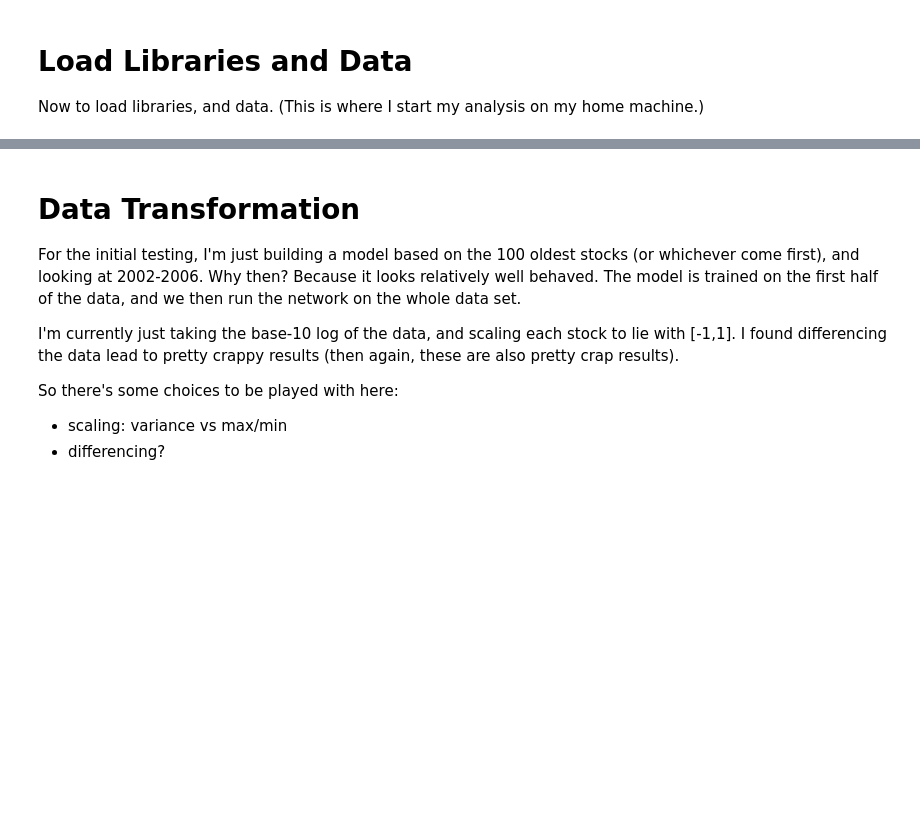
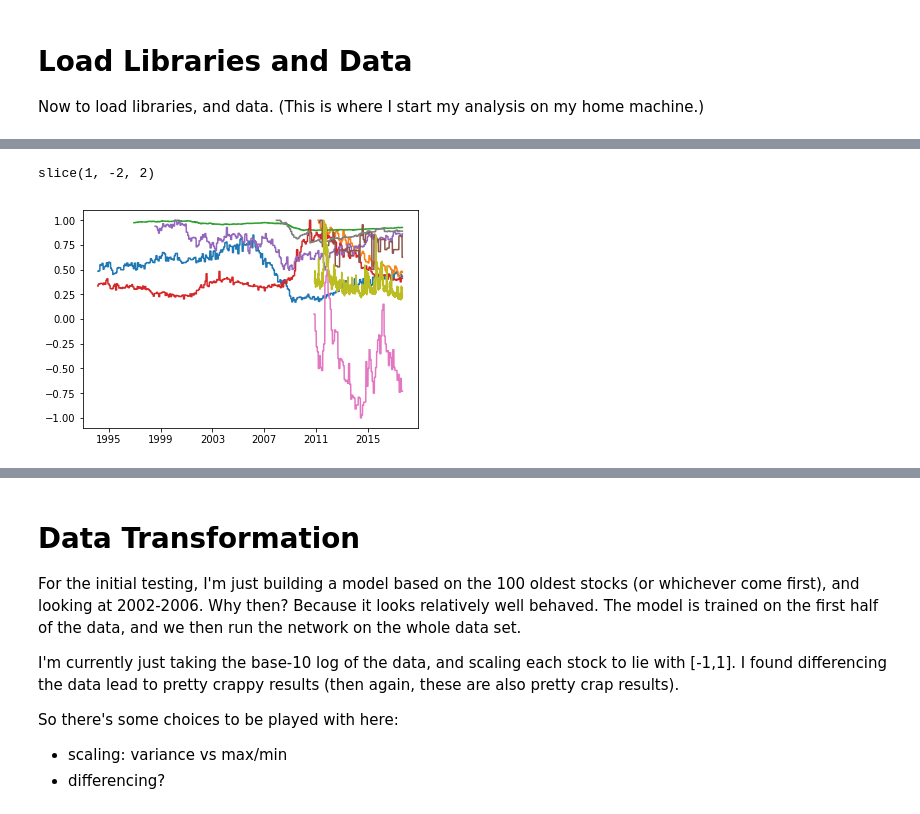
Before and after one commit to jmackrory/PDX_finance, a Jupyter notebook: PDX_finance_Mar2018.ipynb, the cells around one changed output, grey strips where cells are left out. Drawn from its saved outputs; the diff is of its cells as text; code cells hidden in the pictures; blank space fills up the shorter version.

```diff
--- a/PDX_finance_Mar2018.ipynb
+++ b/PDX_finance_Mar2018.ipynb
@@ -87,0 +114,34 @@ df_etf = pd.read_csv('data/sector_ETFs.csv',index_col=0,parse_dates=True)
+# %%
+##Pieter Leffer's code for reading in indicators
+import csv
+
+# remove warnings
+import warnings
+warnings.filterwarnings('ignore')
+
+# I ran into errors importing the file because of non-ascii characters in the heading
+#Here is a piece of code I got from stack overflow to fix that problem.
+df_ind=[]
+with open('data/Indicators_Train.csv', newline='', encoding='utf-8', errors='ignore') as f:
+    reader = csv.reader(f)
+    for row in reader:
+        df_ind.append(row)
+
+df_ind=pd.DataFrame(df_ind)
+df_ind.columns=df_ind.iloc[0]
+Column_Reference=df_ind.iloc[1].copy()
+#Drop useless rows (last row is empty)
+df_ind.drop([0,1],inplace=True)
+
+#Change the formatting of the variables. Datetime to the ones for dates, integers for the ones that aren't
+for i in range(0,len(df_ind.columns)):
+    if i % 2 == 0:
+        df_ind[df_ind.columns[i]] = pd.to_datetime(df_ind[df_ind.columns[i]], format = '%m/%d/%Y',  errors='coerce')
+    else:
+        df_ind[df_ind.columns[i]] = pd.to_numeric(df_ind[df_ind.columns[i]], errors='ignore')
+
+#Reset the index because we dropped rows in the DataFrame, Using the drop command to remove the old index
+df_ind.reset_index(drop=True, inplace=True)
+
+#make a time index too.
+df_ind.index=pd.DatetimeIndex(df_ind['date'])
@@ -87,0 +182,13 @@ df_etf = pd.read_csv('data/sector_ETFs.csv',index_col=0,parse_dates=True)
+# %%
+sl
+# %% [output]
+slice(1, -2, 2)
+# %%
+#Plots the scaled values of the economic indictors.
+sl=slice(1,-2,2)
+df_ind_scale=df_ind.iloc[:,sl].abs().max()
+cutoff=int(len(df_ind)/2)
+plt.plot(df_ind.iloc[cutoff:,sl]/df_ind_scale)
+plt.show()
+# %% [output]
+[figure, added]
```
Also changed, not shown: parts of 51 cells of this notebook.
